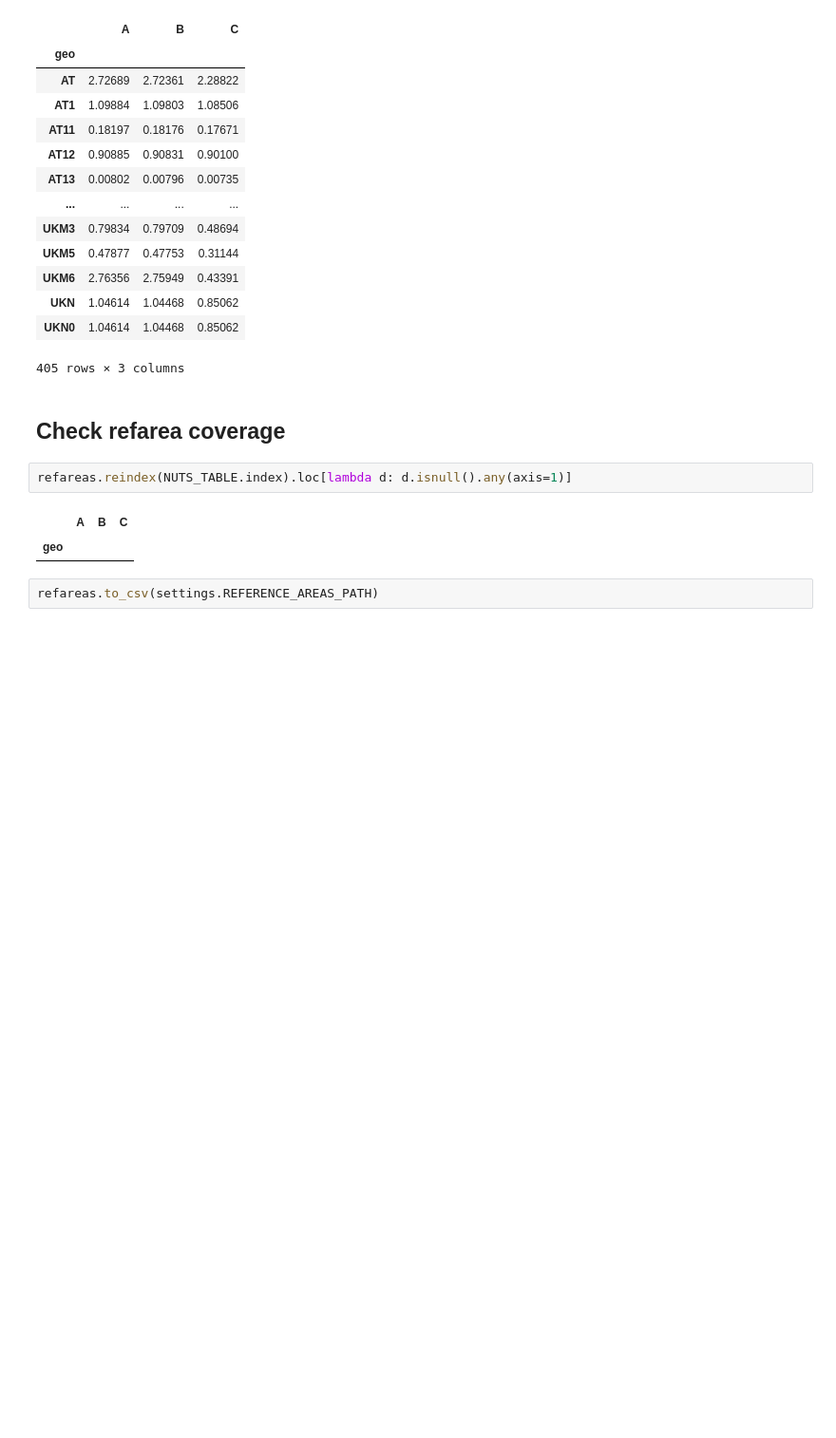
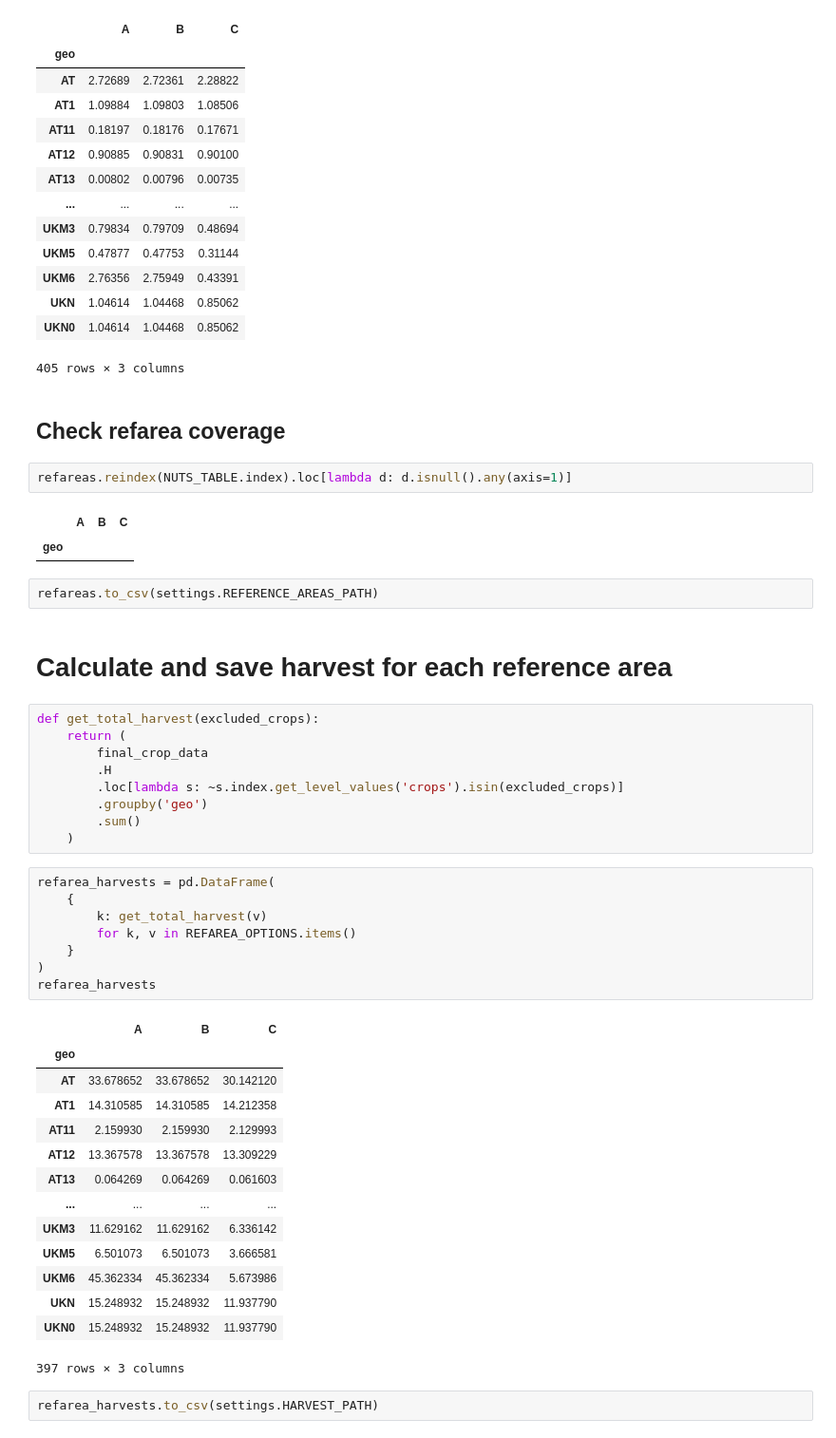
Before and after one commit to rasmuse/subnational-p-budgets, a Jupyter notebook: Crop production.ipynb, the cells around one changed output. Shown: that part at 95% size. Cells and saved outputs as stored; diff of their text form; blank space fills up the shorter version.

```diff
--- a/Crop production.ipynb
+++ b/Crop production.ipynb
@@ -1078,3 +1078,39 @@ refareas.reindex(NUTS_TABLE.index).loc[lambda d: d.isnull().any(axis=1)]
 | geo |  |  |  |
 # %%
 refareas.to_csv(settings.REFERENCE_AREAS_PATH)
+# %% [markdown]
+# Calculate and save harvest for each reference area
+# %%
+def get_total_harvest(excluded_crops):
+    return (
+        final_crop_data
+        .H
+        .loc[lambda s: ~s.index.get_level_values('crops').isin(excluded_crops)]
+        .groupby('geo')
+        .sum()
+    )
+# %%
+refarea_harvests = pd.DataFrame(
+    {
+        k: get_total_harvest(v)
+        for k, v in REFAREA_OPTIONS.items()
+    }
+)
+refarea_harvests
+# %% [output]
+|  | A | B | C |
+| geo |  |  |  |
+| AT | 33.678652 | 33.678652 | 30.142120 |
+| AT1 | 14.310585 | 14.310585 | 14.212358 |
+| AT11 | 2.159930 | 2.159930 | 2.129993 |
+| AT12 | 13.367578 | 13.367578 | 13.309229 |
+| AT13 | 0.064269 | 0.064269 | 0.061603 |
+| ... | ... | ... | ... |
+| UKM3 | 11.629162 | 11.629162 | 6.336142 |
+| UKM5 | 6.501073 | 6.501073 | 3.666581 |
+| UKM6 | 45.362334 | 45.362334 | 5.673986 |
+| UKN | 15.248932 | 15.248932 | 11.937790 |
+| UKN0 | 15.248932 | 15.248932 | 11.937790 |
+397 rows × 3 columns
+# %%
+refarea_harvests.to_csv(settings.HARVEST_PATH)
```
Also changed, not shown: parts of 5 cells of this notebook, 4 other files.
